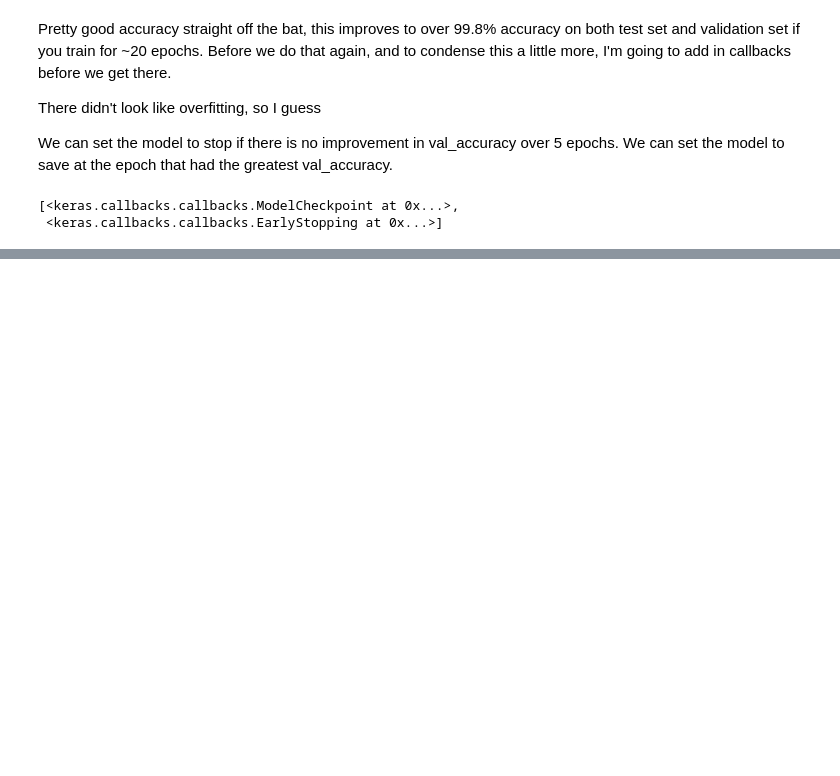
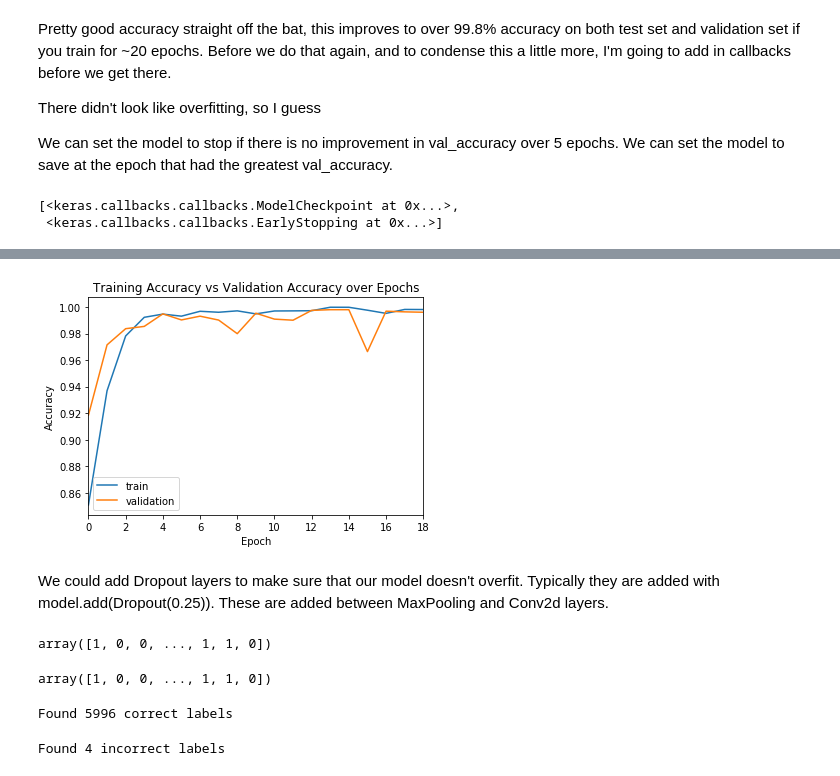
Before and after one commit to Cauchy-1899c/DST-Assessment-4, a Jupyter notebook: DST_5.ipynb, the cells around one changed output, grey strips where cells are left out. Saved outputs shown, nothing was run; the diff lists cells and outputs as text; code cells hidden in the pictures; blank space fills up the shorter version.

```diff
--- a/DST_5.ipynb
+++ b/DST_5.ipynb
@@ -294,0 +339,13 @@ Epoch 19/20
+# %%
+plt.plot(model_train.history['accuracy'], label='train')
+plt.plot(model_train.history['val_accuracy'], label='validation')
+plt.xlim(0,18)
+plt.legend()
+plt.title('Training Accuracy vs Validation Accuracy over Epochs')
+plt.ylabel('Accuracy')
+plt.xlabel('Epoch')
+plt.show()
+# %% [output]
+[figure, added]
+# %% [markdown]
+We could add Dropout layers to make sure that our model doesn't overfit. Typically they are added with model.add(Dropout(0.25)). These are added between MaxPooling and Conv2d layers.
@@ -294,0 +355,19 @@ Epoch 19/20
+# %%
+predicted_classes
+# %% [output]
+array([1, 0, 0, ..., 1, 1, 0])
+# %%
+y_classes = np.argmax(np.round(y_test),axis=1)
+y_classes
+# %% [output]
+array([1, 0, 0, ..., 1, 1, 0])
+# %%
+correct = np.where(predicted_classes == y_classes)[0]
+print('Found %d correct labels' % len(correct))
+# %% [output]
+Found 5996 correct labels
+# %%
+incorrect = np.where(predicted_classes!=y_classes)[0]
+print('Found %d incorrect labels' % len(incorrect))
+# %% [output]
+Found 4 incorrect labels
```
Also changed, not shown: parts of 17 cells of this notebook.
